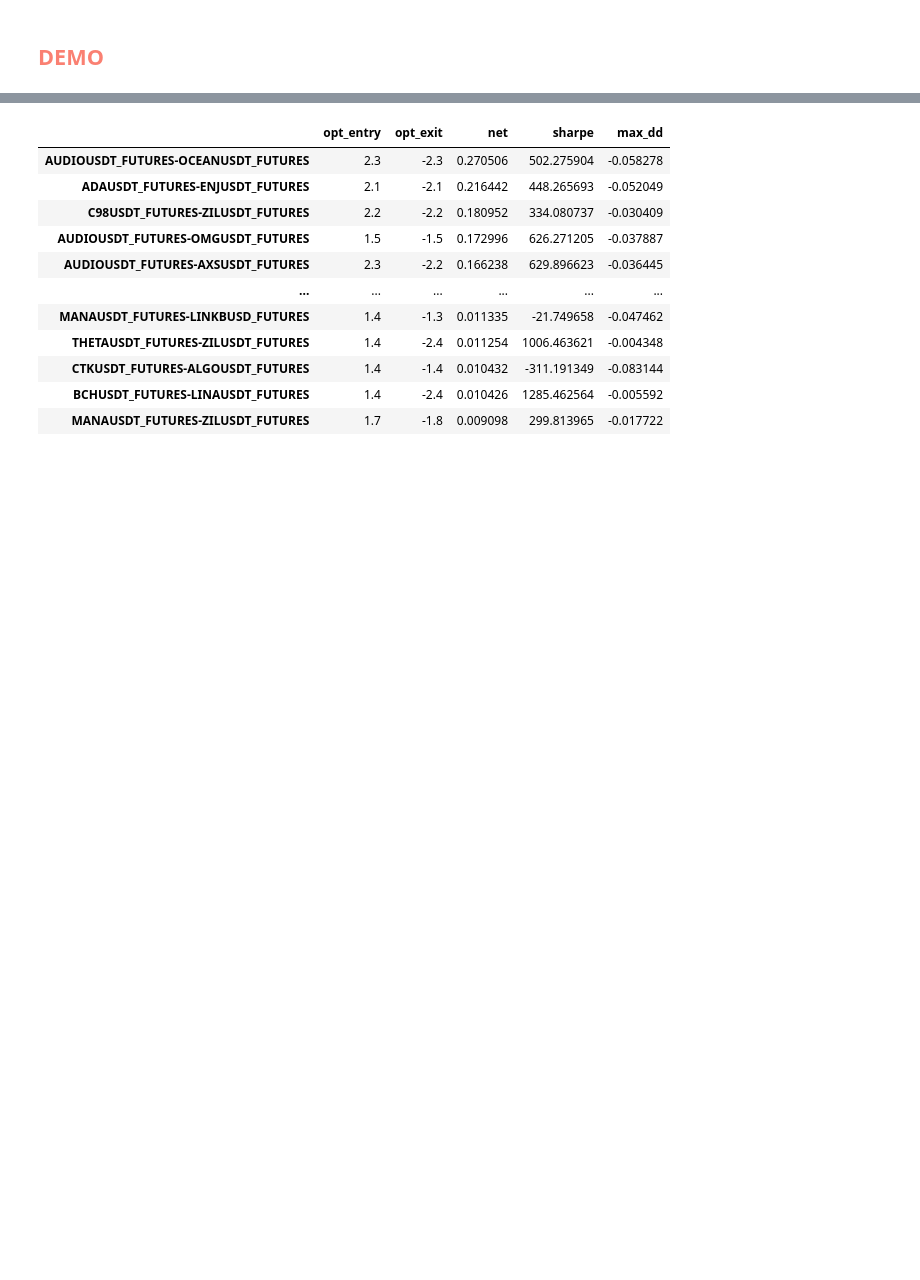
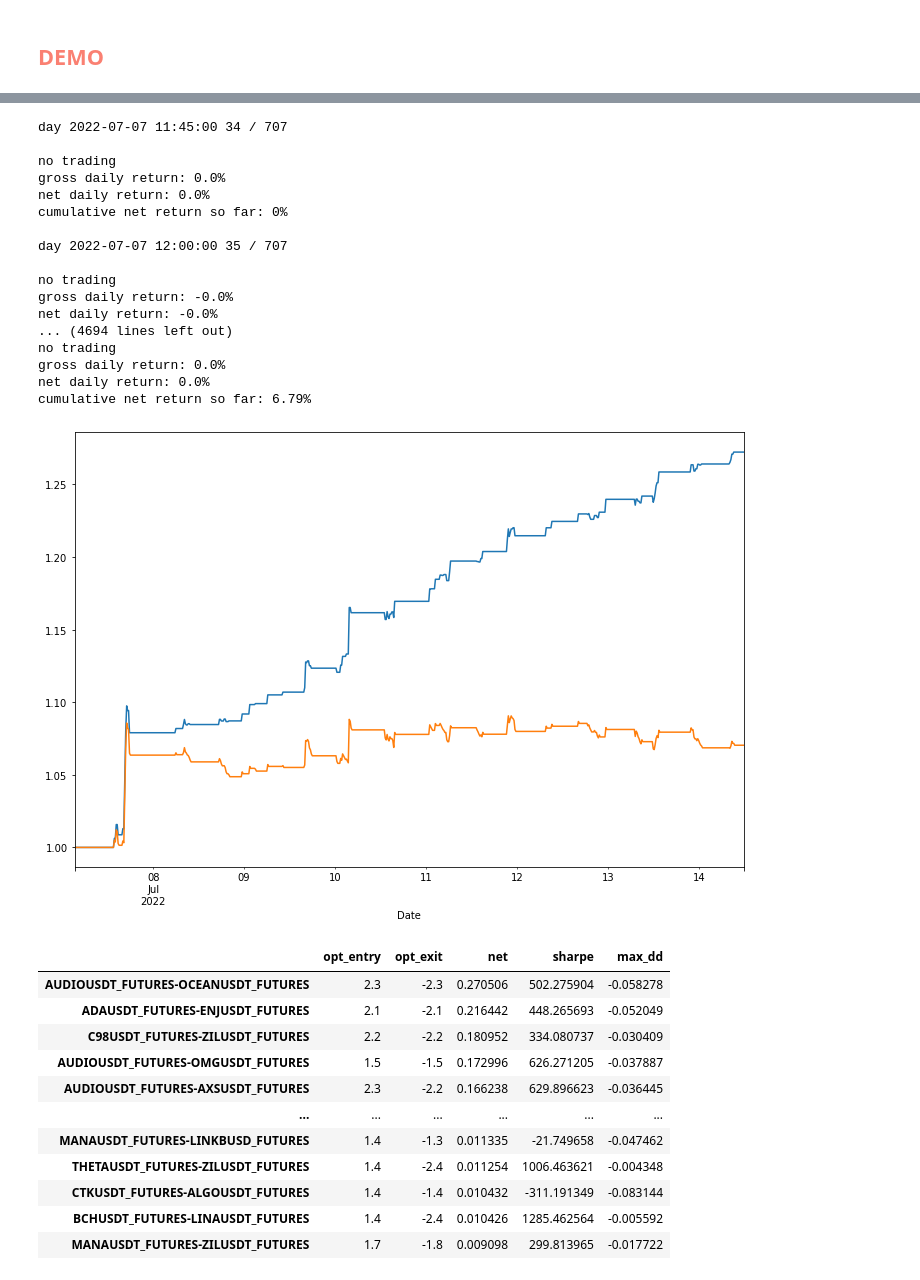
Before and after one commit to mscbr/algo_pairs, a Jupyter notebook: class_modules.ipynb, the cells around one changed output, grey strips where cells are left out. Cells and saved outputs as stored; diff of their text form; code cells hidden in the pictures; blank space fills up the shorter version.

```diff
--- a/class_modules.ipynb
+++ b/class_modules.ipynb
@@ -902,0 +1042,21 @@ cumulative net return so far: -0.0%
+# %%
+backtester.stepforward_test(pair=["AUDIOUSDT_FUTURES", "RVNUSDT_FUTURES"], window=34, z_entry_param=1.7, z_exit_param=-2.5, rolling_z_score=False, rolling_kalman=False)
+# %% [output]
+day 2022-07-07 11:45:00 34 / 707
+
+no trading
+gross daily return: 0.0%
+net daily return: 0.0%
+cumulative net return so far: 0%
+
+day 2022-07-07 12:00:00 35 / 707
+
+no trading
+gross daily return: -0.0%
+net daily return: -0.0%
+... (4694 lines left out)
+no trading
+gross daily return: 0.0%
+net daily return: 0.0%
+cumulative net return so far: 6.79%
+[figure, added]
```
Also changed, not shown: parts of 24 cells of this notebook, 5 other files.
